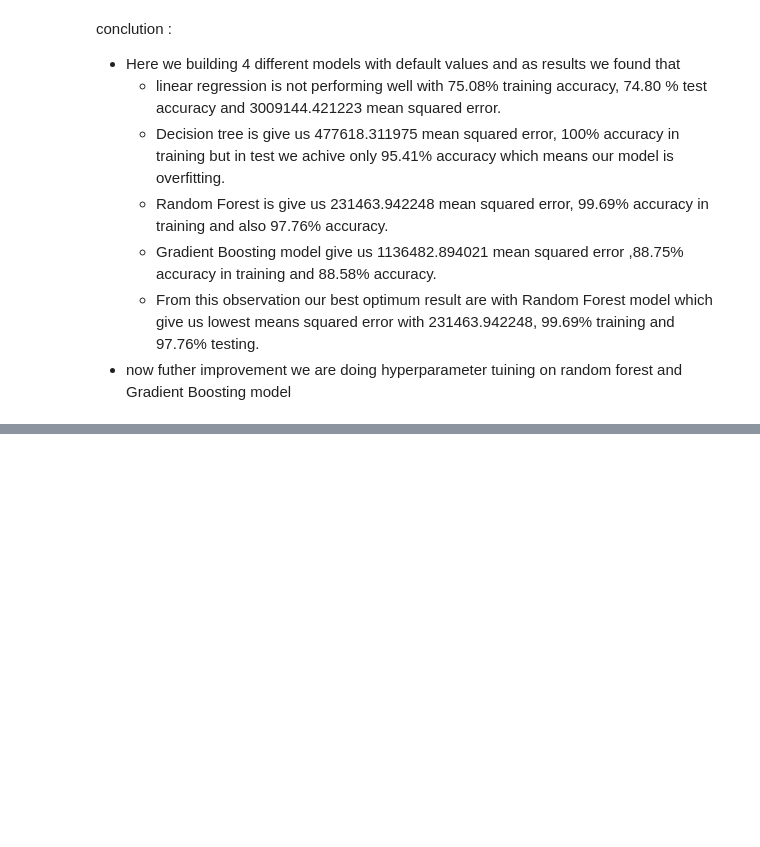
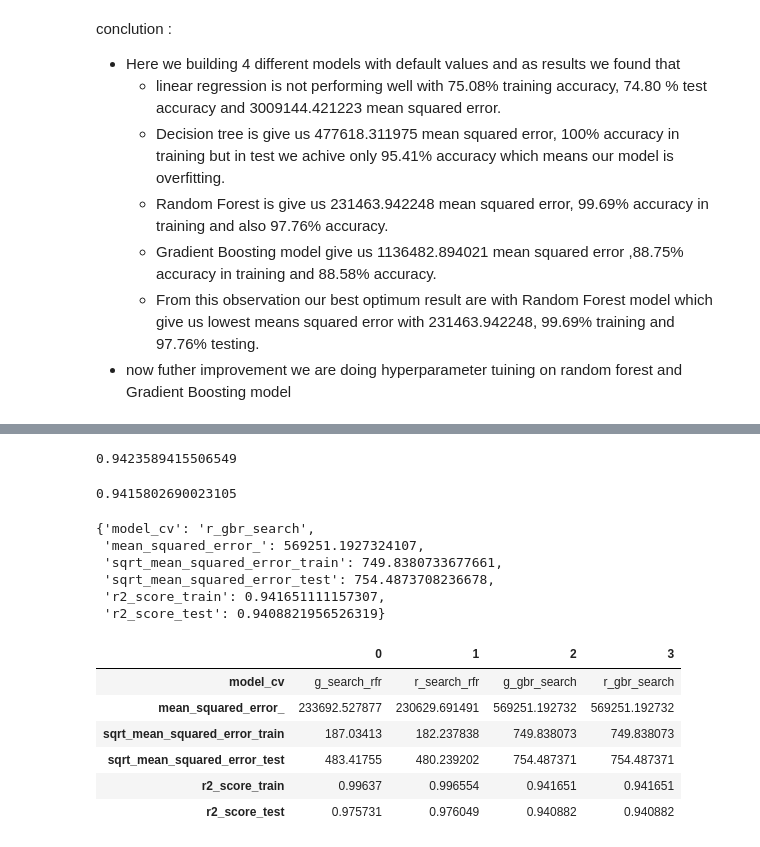
Before and after one commit to hitenmewada/Capstone-2-Rossmann-stores-sales-prediction, a Jupyter notebook: Rossmann_Sales_Prediction_Capstone_Project_2.ipynb, the cells around one changed output, grey strips where cells are left out. Drawn from its saved outputs; the diff is of its cells as text; code cells hidden in the pictures; blank space fills up the shorter version.

```diff
--- a/Rossmann_Sales_Prediction_Capstone_Project_2.ipynb
+++ b/Rossmann_Sales_Prediction_Capstone_Project_2.ipynb
@@ -575,0 +714,2 @@ conclution :
+# %%
+y_r_gbr_predict_train = r_gbr_search.predict(x_train)
@@ -575,0 +724,33 @@ conclution :
+# %%
+y_r_gbr_predict = r_gbr_search.predict(x_test)
+# %%
+r_gbr_search.score(x_train, y_train)
+# %% [output]
+0.9423589415506549
+# %%
+r_gbr_search.score(x_test,y_test)
+# %% [output]
+0.9415802690023105
+# %%
+r_gbr_search = model_score(model_cv = 'r_gbr_search', y_predict = y_r_gbr_predict , y_predict_train = y_r_gbr_predict_train , y_test = y_test , y_train = y_train) # model evalution results
+# %%
+r_gbr_search
+# %% [output]
+{'model_cv': 'r_gbr_search',
+ 'mean_squared_error_': 569251.1927324107,
+ 'sqrt_mean_squared_error_train': 749.8380733677661,
+ 'sqrt_mean_squared_error_test': 754.4873708236678,
+ 'r2_score_train': 0.941651111157307,
+ 'r2_score_test': 0.9408821956526319}
+# %%
+hyperparameter_results = pd.DataFrame(zip(g_search_rfr.values(),r_search_rfr.values(),g_gbr_search.values(),r_gbr_search.values()),index=g_search_rfr.keys()) # creating hyperparameter result data frame
+# %%
+hyperparameter_results
+# %% [output]
+|  | 0 | 1 | 2 | 3 |
+| model_cv | g_search_rfr | r_search_rfr | g_gbr_search | r_gbr_search |
+| mean_squared_error_ | 233692.527877 | 230629.691491 | 569251.192732 | 569251.192732 |
+| sqrt_mean_squared_error_train | 187.03413 | 182.237838 | 749.838073 | 749.838073 |
+| sqrt_mean_squared_error_test | 483.41755 | 480.239202 | 754.487371 | 754.487371 |
+| r2_score_train | 0.99637 | 0.996554 | 0.941651 | 0.941651 |
+| r2_score_test | 0.975731 | 0.976049 | 0.940882 | 0.940882 |
```
Also changed, not shown: parts of 43 cells of this notebook.
